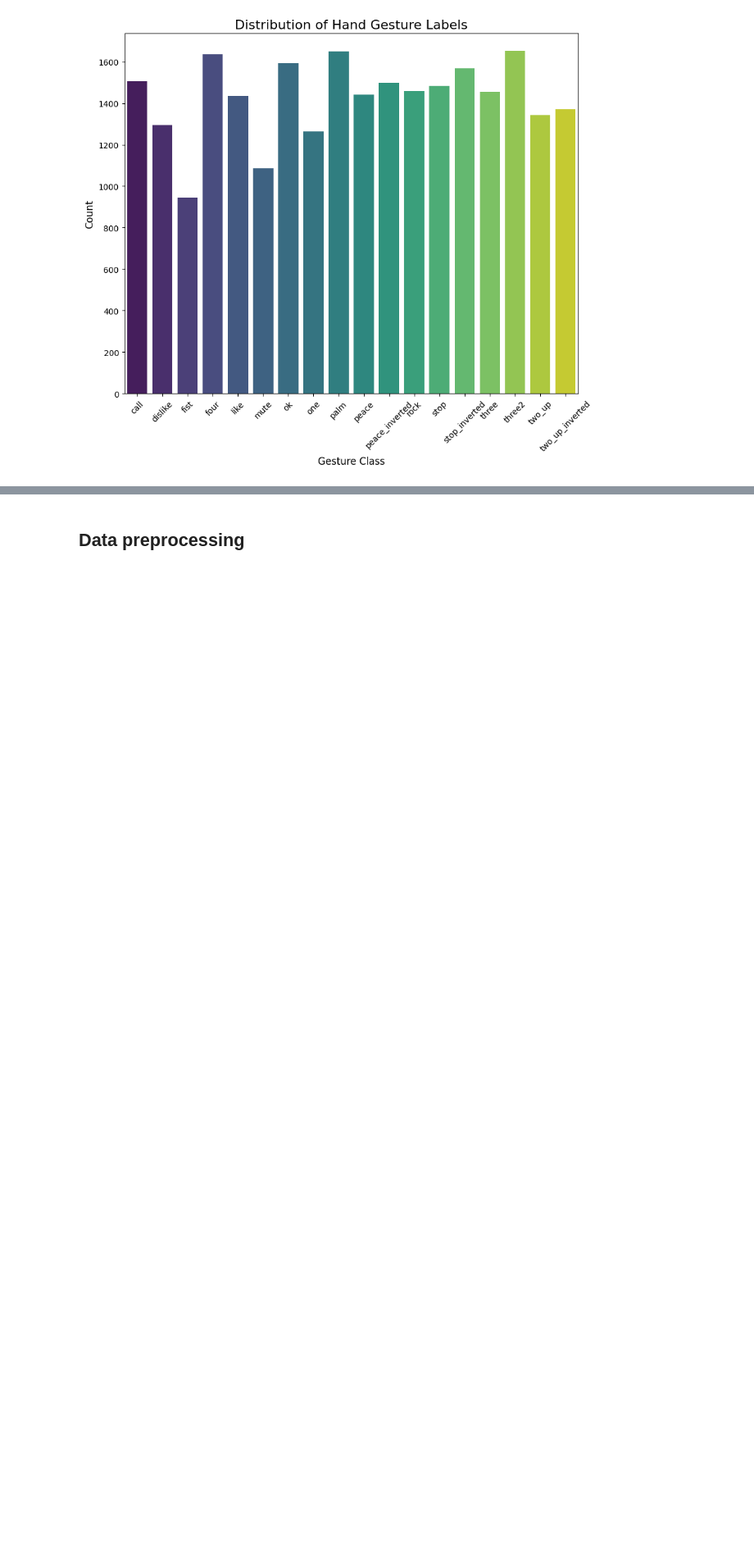
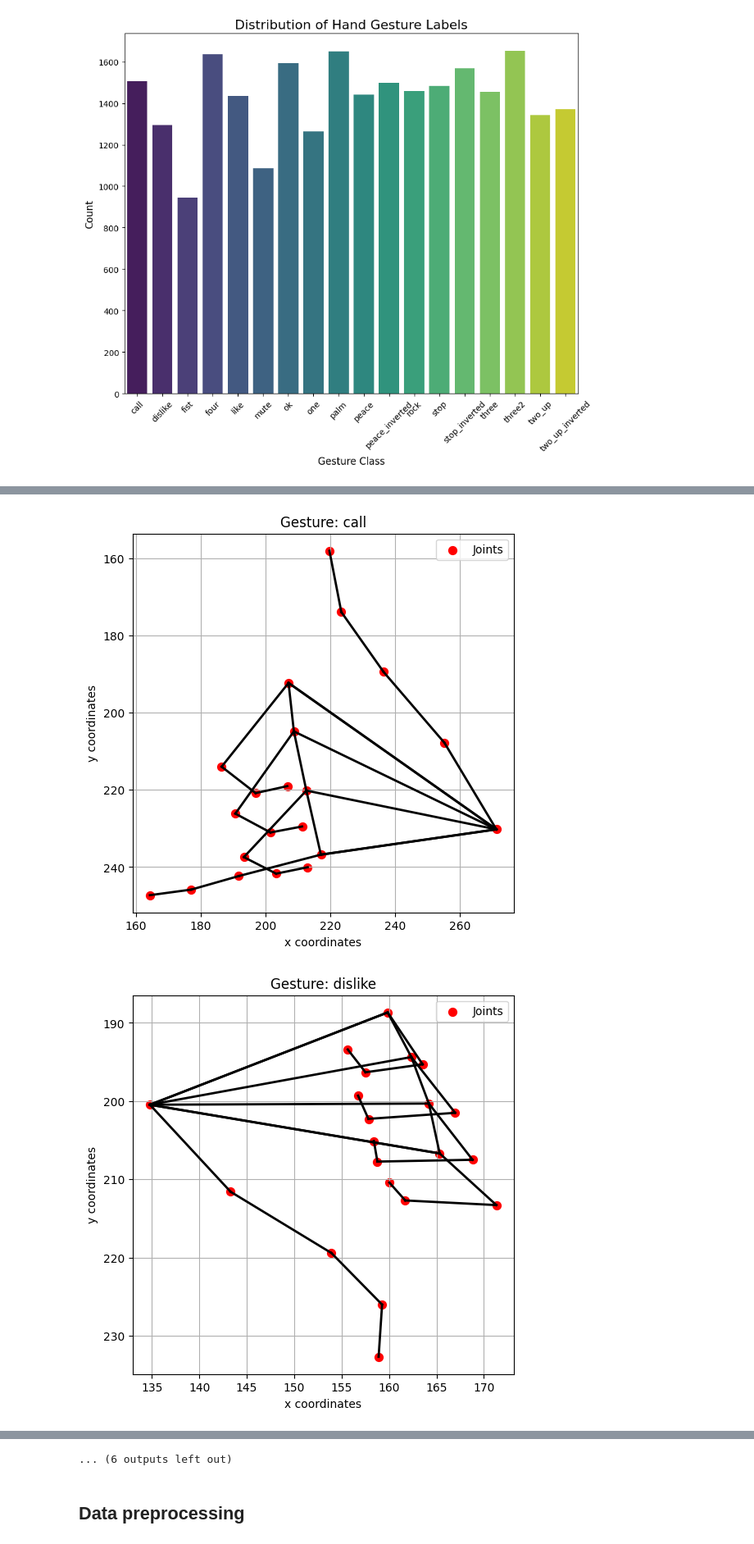
Before and after one commit to rklorD456/ML-Hand-gesture, a Jupyter notebook: notebook.ipynb, the cells around one changed output, grey strips where cells are left out. Shown at 82% size. Saved outputs shown, nothing was run; the diff lists cells and outputs as text; code cells hidden in the pictures; blank space fills up the shorter version.

Commit message:
add visuale of the data

```diff
--- a/notebook.ipynb
+++ b/notebook.ipynb
@@ -137,0 +138,14 @@ plot_single_hand(features_raw, label_name=target_label)
+# %%
+# show sample from each class
+samples_df = df.groupby('label').sample(n=1, random_state=42)
+
+for index, row in samples_df.iterrows():
+    target_label = row['label']
+
+    features_raw = row.drop('label').values
+
+    # Plot single hand landmarks
+    plot_single_hand(features_raw, label_name=target_label)
+# %% [output]
+[figure, added]
+[figure, added]
@@ -138,3 +162,4 @@ plot_single_hand(features_raw, label_name=target_label)
+... (6 outputs left out)
 # %% [markdown]
 ## Data preprocessing
 # %%
```
Also changed, not shown: parts of 8 cells of this notebook.
